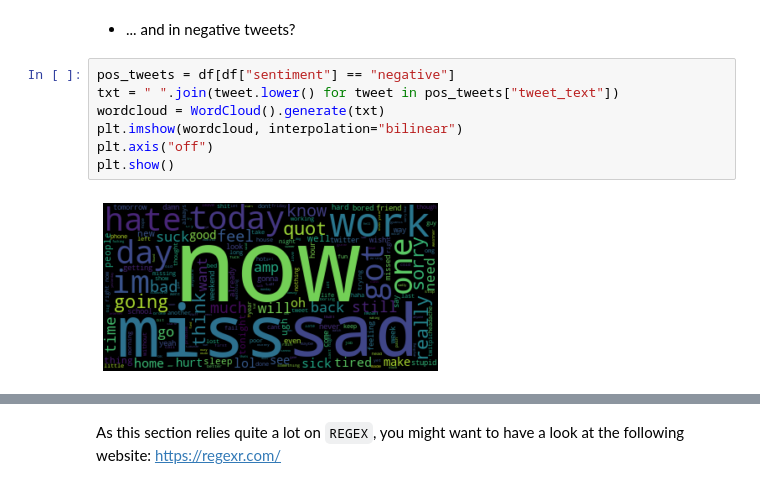
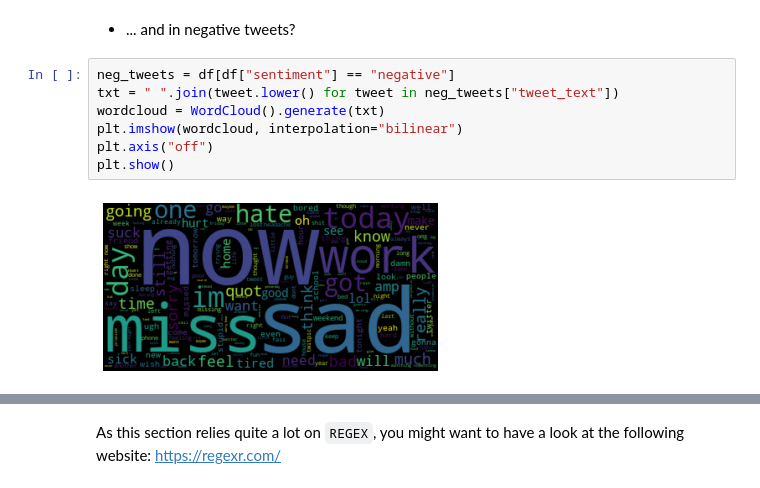
Before and after one commit to ississippi/JupyterLearning, a Jupyter notebook: Colab_Notebook.ipynb, the cells around one changed output, grey strips where cells are left out. Drawn from its saved outputs; the diff is of its cells as text.

```diff
--- a/Colab_Notebook.ipynb
+++ b/Colab_Notebook.ipynb
@@ -165,14 +154,14 @@ plt.show()
 # %% [markdown]
 * ... and in negative tweets?
 # %%
-pos_tweets = df[df["sentiment"] == "negative"]
-txt = " ".join(tweet.lower() for tweet in pos_tweets["tweet_text"])
+neg_tweets = df[df["sentiment"] == "negative"]
+txt = " ".join(tweet.lower() for tweet in neg_tweets["tweet_text"])
 wordcloud = WordCloud().generate(txt)
 plt.imshow(wordcloud, interpolation="bilinear")
 plt.axis("off")
 plt.show()
 # %% [output]
-[figure, old version]
+[figure, new version]
 # %% [markdown]
 That's it for this section!
 
```
Also changed, not shown: parts of 29 cells of this notebook.
